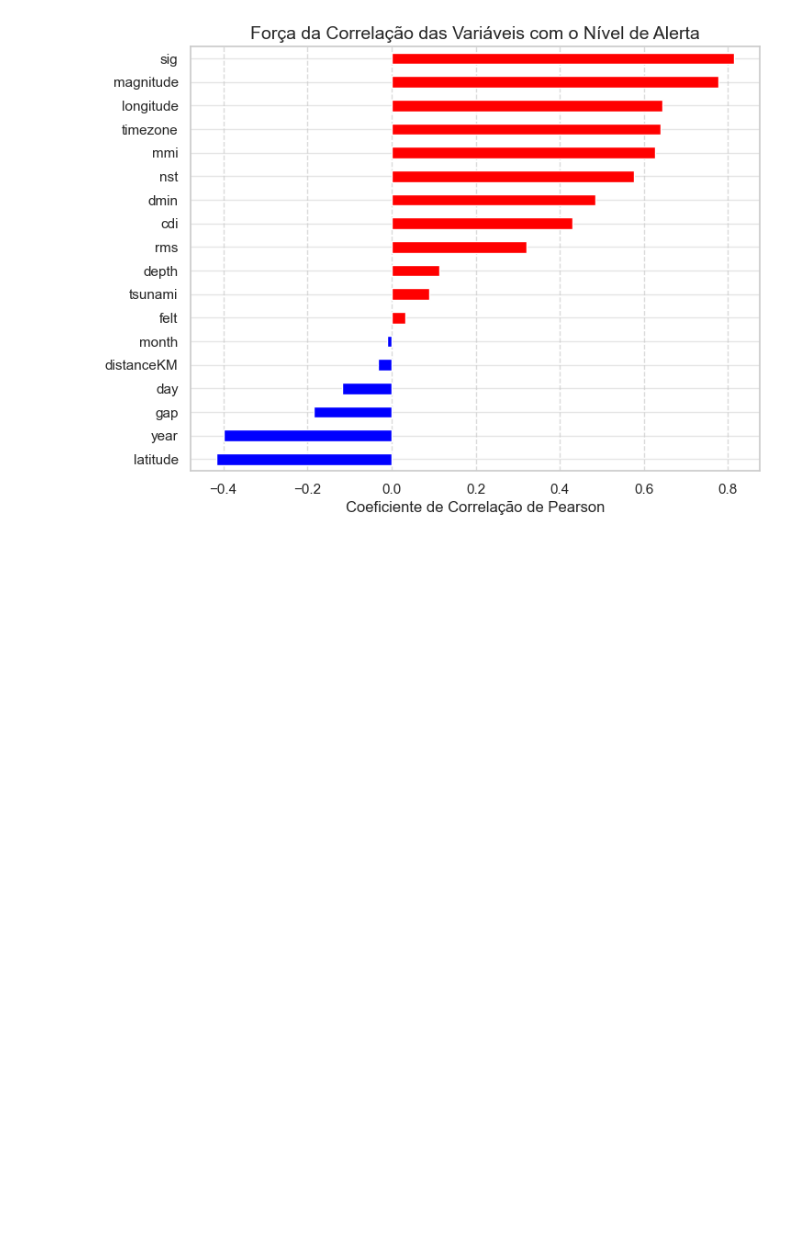
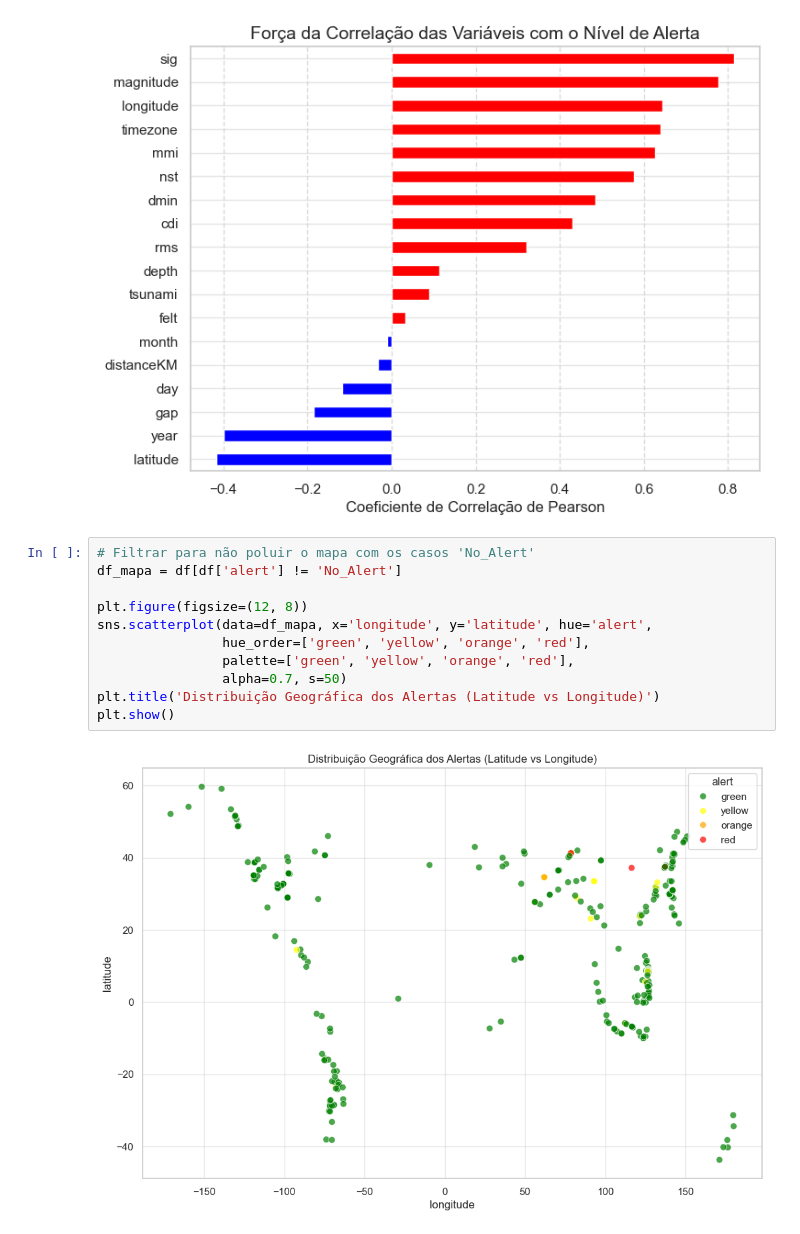
Before and after one commit to Juice-cpp/Earthquake_Model, a Jupyter notebook: Alert_EDA.ipynb, the cells around one changed output. Cells and saved outputs as stored; diff of their text form; blank space fills up the shorter version.

Commit message:
-(feat): novos gráficos no notebook Alert_EDA.ipynb

```diff
--- a/Alert_EDA.ipynb
+++ b/Alert_EDA.ipynb
@@ -148,3 +148,16 @@ plt.show()
 # %% [output]
 [figure]
 [figure]
+# %%
+# Filtrar para não poluir o mapa com os casos 'No_Alert'
+df_mapa = df[df['alert'] != 'No_Alert']
+
+plt.figure(figsize=(12, 8))
+sns.scatterplot(data=df_mapa, x='longitude', y='latitude', hue='alert',
+                hue_order=['green', 'yellow', 'orange', 'red'],
+                palette=['green', 'yellow', 'orange', 'red'],
+                alpha=0.7, s=50)
+plt.title('Distribuição Geográfica dos Alertas (Latitude vs Longitude)')
+plt.show()
+# %% [output]
+[figure, added]
```
Also changed, not shown: parts of 2 cells of this notebook.
